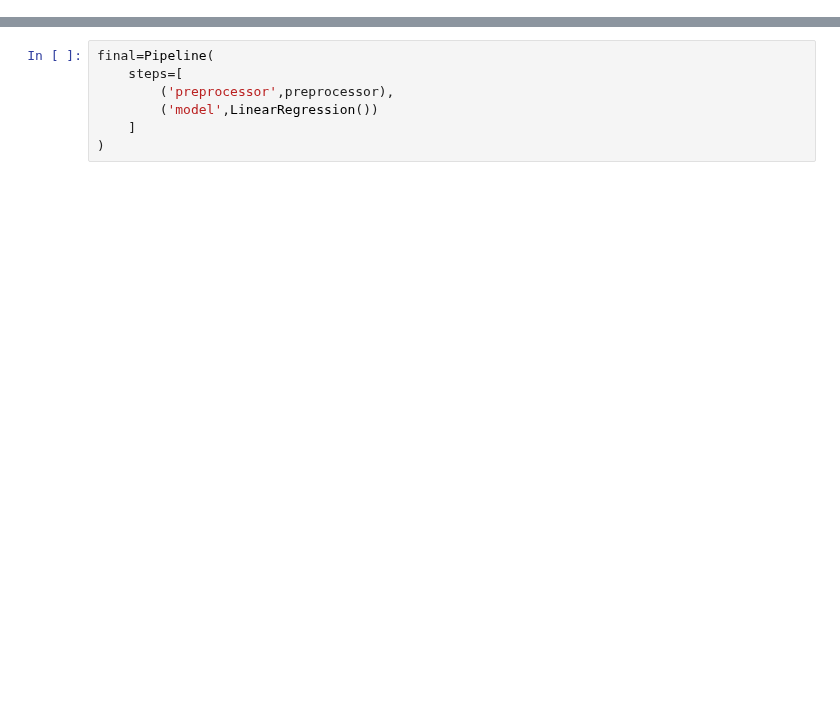
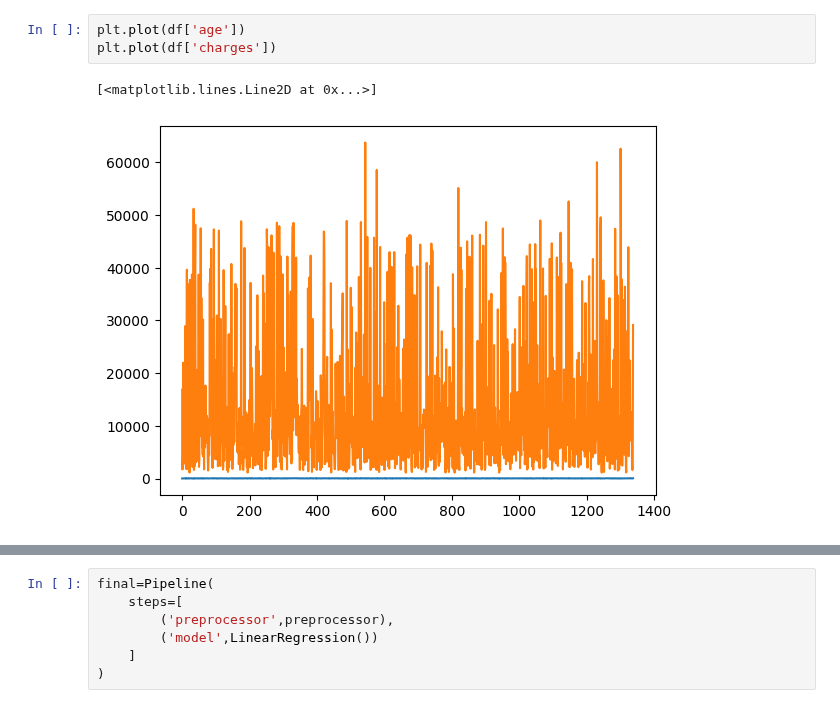
Before and after one commit to amit-sahu-a11y/bmw_car_prediction_using_regression, a Jupyter notebook: Untitled6.ipynb, the cells around one changed output, grey strips where cells are left out. Saved outputs shown, nothing was run; the diff lists cells and outputs as text; blank space fills up the shorter version.

```diff
--- a/Untitled6.ipynb
+++ b/Untitled6.ipynb
@@ -67,0 +61,6 @@ np.int64(0)
+# %%
+plt.plot(df['age'])
+plt.plot(df['charges'])
+# %% [output]
+[<matplotlib.lines.Line2D at 0x...>]
+[figure, added]
```
Also changed, not shown: parts of 36 cells of this notebook.
